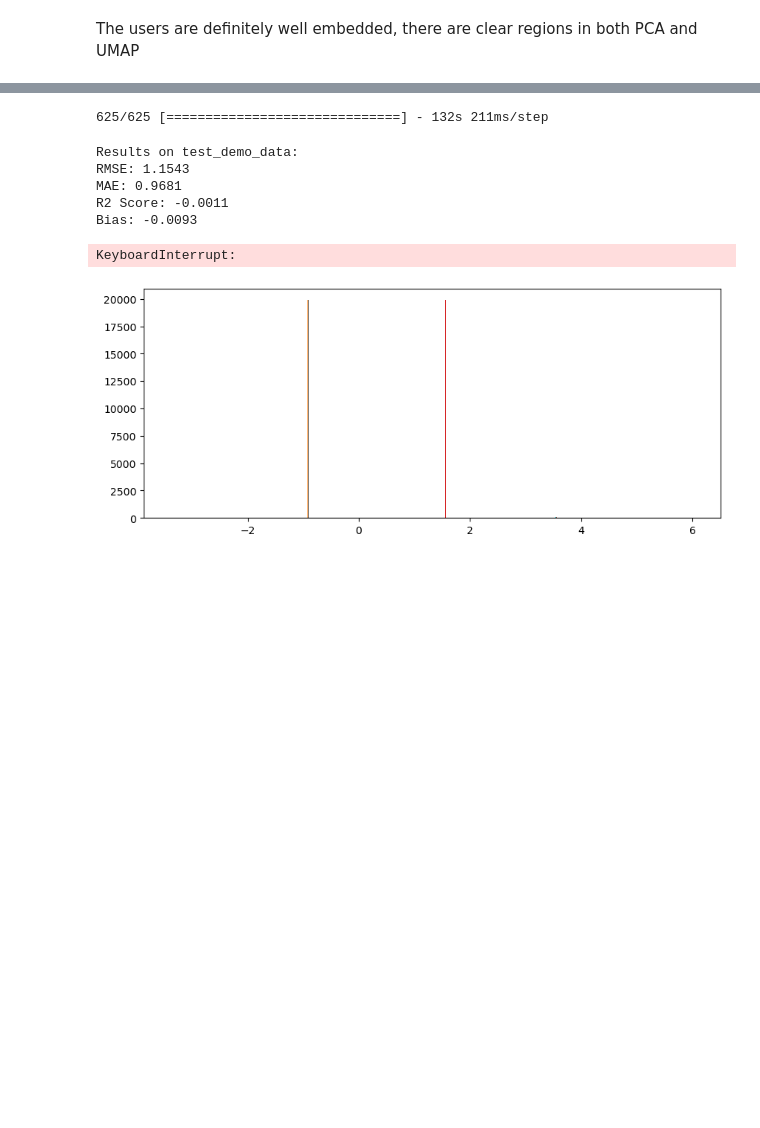
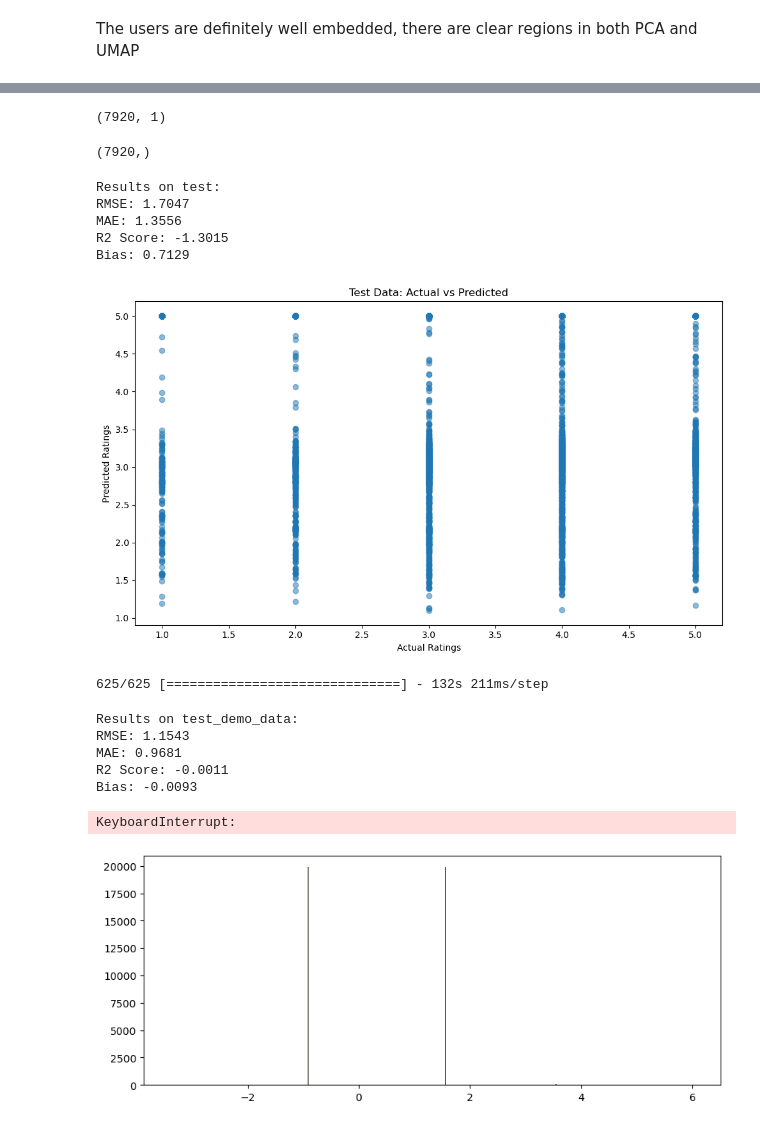
Before and after one commit to daniellipshitz/Recommender-System, a Jupyter notebook: Recommender System/recommender.ipynb, the cells around one changed output, grey strips where cells are left out. Cells and saved outputs as stored; diff of their text form; code cells hidden in the pictures; blank space fills up the shorter version.

```diff
--- a/Recommender System/recommender.ipynb
+++ b/Recommender System/recommender.ipynb
@@ -1486,8 +1783,5 @@ def prepare_rnn_embedding(df, movie_items_embedded, embedding_dim,
         'movie_emb': np.array(movie_embs),
         'targets': np.array(targets)
     }
-# %%
-max_seq_len=220
-user_histories = build_user_histories(train_ratings, movie_items_embedded, embedding_dim)
 # %%
 #Normalize age
@@ -1531,0 +1931,4 @@ training prepared
+# %%
+user_histories = build_user_histories(
+    train_ratings, movie_items_embedded, embedding_dim
+)
@@ -1531,0 +1947,30 @@ training prepared
+# %%
+
+# Prepare data
+train_data = prepare_embedding(
+    train_ratings, movie_items_embedded, embedding_dim,
+    categoricals, user_id_map, movie_id_map,
+    user_histories=None, max_seq_len=220
+)
+#train_data['user_demo'] = train_data['user_demo'].astype('float64')
+
+val_data = prepare_embedding(
+    val_ratings, movie_items_embedded, embedding_dim,
+    categoricals, user_id_map, movie_id_map,
+    user_histories=user_histories, max_seq_len=220
+)
+#val_data['user_demo'] = val_data['user_demo'].astype('float64')
+
+test_data = prepare_embedding(
+    test_ratings, movie_items_embedded, embedding_dim,
+    categoricals, user_id_map, movie_id_map,
+    user_histories=user_histories, max_seq_len=220
+)
+#test_data['user_demo'] = test_data['user_demo'].astype('float64')
+
+u1_test_data = prepare_embedding(
+    test_ratings_with_demographics, movie_items_embedded, embedding_dim,
+    categoricals, user_id_map, movie_id_map,
+    user_histories=user_histories, max_seq_len=220
+)
+#u1_test_data['user_demo'] = u1_test_data['user_demo'].astype('float64')
@@ -1537,6 +2086,7 @@ val_data = prepare_rnn_embedding(
     age_scaler,
     categoricals,
     user_id_map,
+    movie_id_map,
     user_histories=user_histories,
     max_seq_len=max_seq_len
 )
@@ -1549,6 +2099,7 @@ test_data = prepare_rnn_embedding(
     age_scaler,
     categoricals,
     user_id_map,
+    movie_id_map,
     user_histories=user_histories,
     max_seq_len=max_seq_len
 )
@@ -1741,14 +2263,29 @@ ValueError: Failed to convert a NumPy array to a Tensor (Unsupported object type
+# %%
+test_predictions.shape
+# %% [output]
+(7920, 1)
+# %%
+test_data['targets'].shape
+# %% [output]
+(7920,)
 # %%
 print("Results on test:")
 evaluate_predictions(test_data['targets'], test_predictions)
 
 plt.figure(figsize=(10, 6))
-plt.scatter(test_demo_data['targets'], test_predictions, alpha=0.5)
+plt.scatter(test_data['targets'], test_predictions, alpha=0.5)
 plt.xlabel('Actual Ratings')
 plt.ylabel('Predicted Ratings')
 plt.title('Test Data: Actual vs Predicted')
 plt.tight_layout()
 plt.show()
+# %% [output]
+Results on test:
+RMSE: 1.7047
+MAE: 1.3556
+R2 Score: -1.3015
+Bias: 0.7129
+[figure, added]
 # %%
 test_u1_predictions = model.predict([
     tf.convert_to_tensor(test_demo_data['user_id'], dtype=tf.int32),
```
Also changed, not shown: parts of 25 cells of this notebook, 1 other file.
